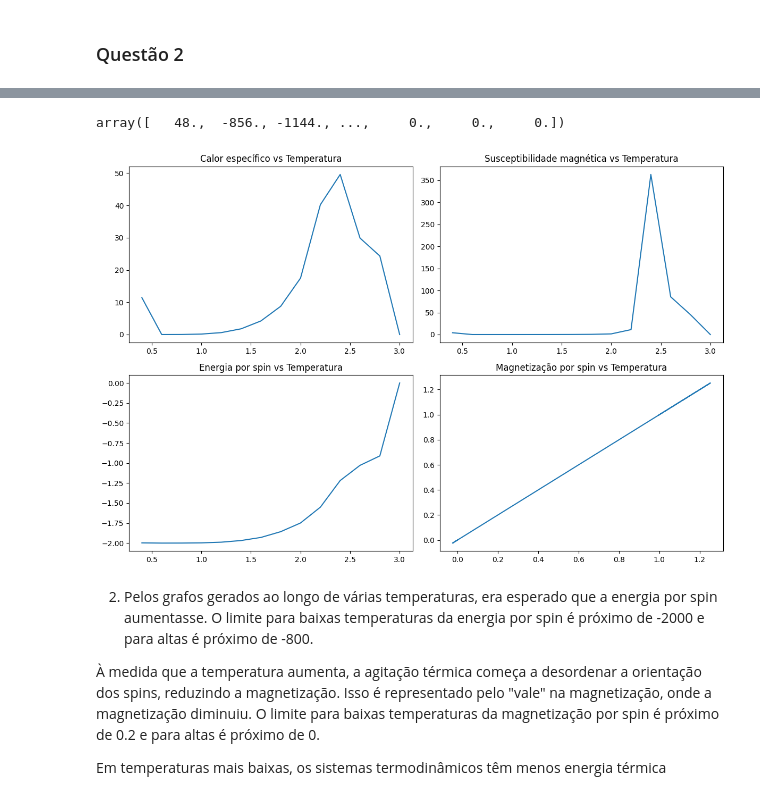
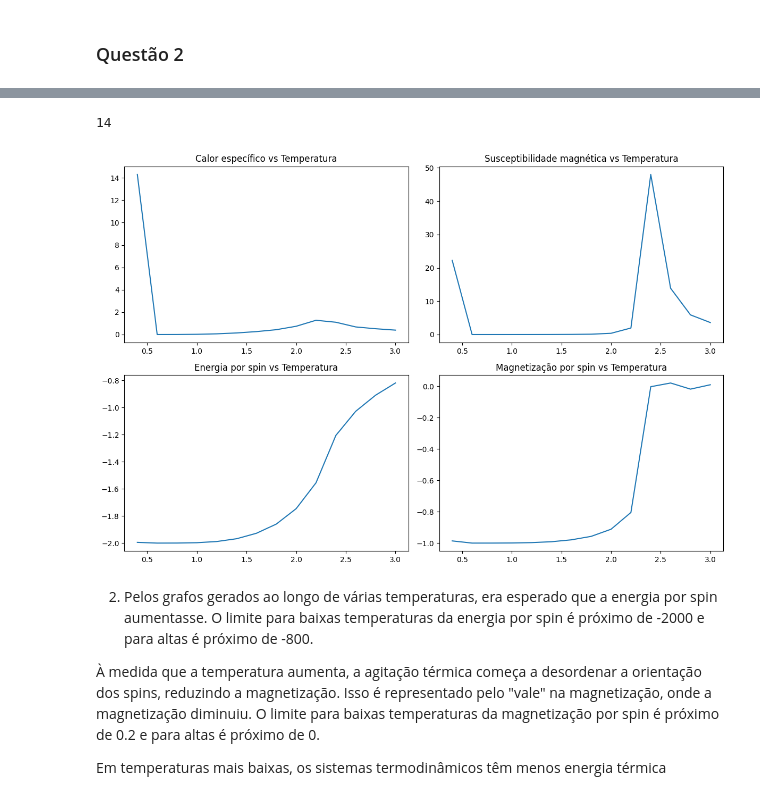
Before and after one commit to gabrielliman/Ising-Model, a Jupyter notebook: IFC_IsingModel-cp.ipynb, the cells around one changed output, grey strips where cells are left out. Cells and saved outputs as stored; diff of their text form; code cells hidden in the pictures.

```diff
--- a/IFC_IsingModel-cp.ipynb
+++ b/IFC_IsingModel-cp.ipynb
@@ -764,3 +808,14 @@ array([878.01249686, 873.81001819, 874.36946597, 869.48766015,
        872.99679504])
 # %% [markdown]
 ## Questões
+# %%
+L = 32
+heat = 0.2
+temp_init = 0.4
+temp_limit = 3.
+n = 5
+N = L**2
+m = 100
+steps = 1000
+# %%
+arr_energies, arr_mag = run_simul_varying_temp(N, temp_init, temp_limit, heat, steps, n)
@@ -797,2 +847,0 @@ steps = 1000
-# %%
-arr_energies, arr_mag = run_simul_varying_temp(N, temp_init, temp_limit = 3.0, heat=heat, steps = steps, n = n)
@@ -817,41 +848,39 @@ def calc_mag(s):
-# %%
-arr_energies
-# %% [output]
-array([   48.,  -856., -1144., ...,     0.,     0.,     0.])
 # %%
 heat_px, heat_py = calc_spec_heat_pts(arr_energies, temp_init, N, heat, steps, n)
-suc_mag_px, suc_mag_py = calc_mag_sus_pts(arr_mag, temp_init, heat, steps, n)
+mag_sus_px, mag_sus_py = calc_mag_sus_pts(arr_mag, temp_init, N, heat, steps, n)
 spin_ener_px, spin_ener_py = calc_spin_ener_pts(arr_energies, temp_init, N, heat, steps, n)
 spin_mag_px, spin_mag_py = calc_spin_mag_pts(arr_mag, temp_init, N, heat, steps, n)
+# %% [output]
+14
 # %%
 plt.figure(figsize=(12, 8))
 
 # First subplot for heat_px and heat_py
 plt.subplot(2, 2, 1)
 plt.plot(heat_px, heat_py)
 plt.title('Calor específico vs Temperatura')
 
-# Second subplot for suc_mag_px and suc_mag_py
+# Second subplot for mag_sus_px and mag_sus_py
 plt.subplot(2, 2, 2)
-plt.plot(suc_mag_px, suc_mag_py)
+plt.plot(mag_sus_px, mag_sus_py)
 plt.title('Susceptibilidade magnética vs Temperatura')
 
 # Third subplot for spin_ener_px and spin_ener_py
 plt.subplot(2, 2, 3)
 plt.plot(spin_ener_px, spin_ener_py)
 plt.title('Energia por spin vs Temperatura')
 
 # Fourth subplot for the last pair
 plt.subplot(2, 2, 4)
 plt.plot(spin_mag_px, spin_mag_py)
 plt.title('Magnetização por spin vs Temperatura')
 
 plt.tight_layout()  # Ensures the subplots don't overlap
 
 # Show the plots
 plt.show()
 # %% [output]
-[figure, old version]
+[figure, new version]
 # %% [markdown]
 2) Pelos grafos gerados ao longo de várias temperaturas, era esperado que a energia por spin aumentasse. O limite para baixas temperaturas da energia por spin é próximo de -2000 e para altas é próximo de -800.
 
```
Also changed, not shown: parts of 24 cells of this notebook.
